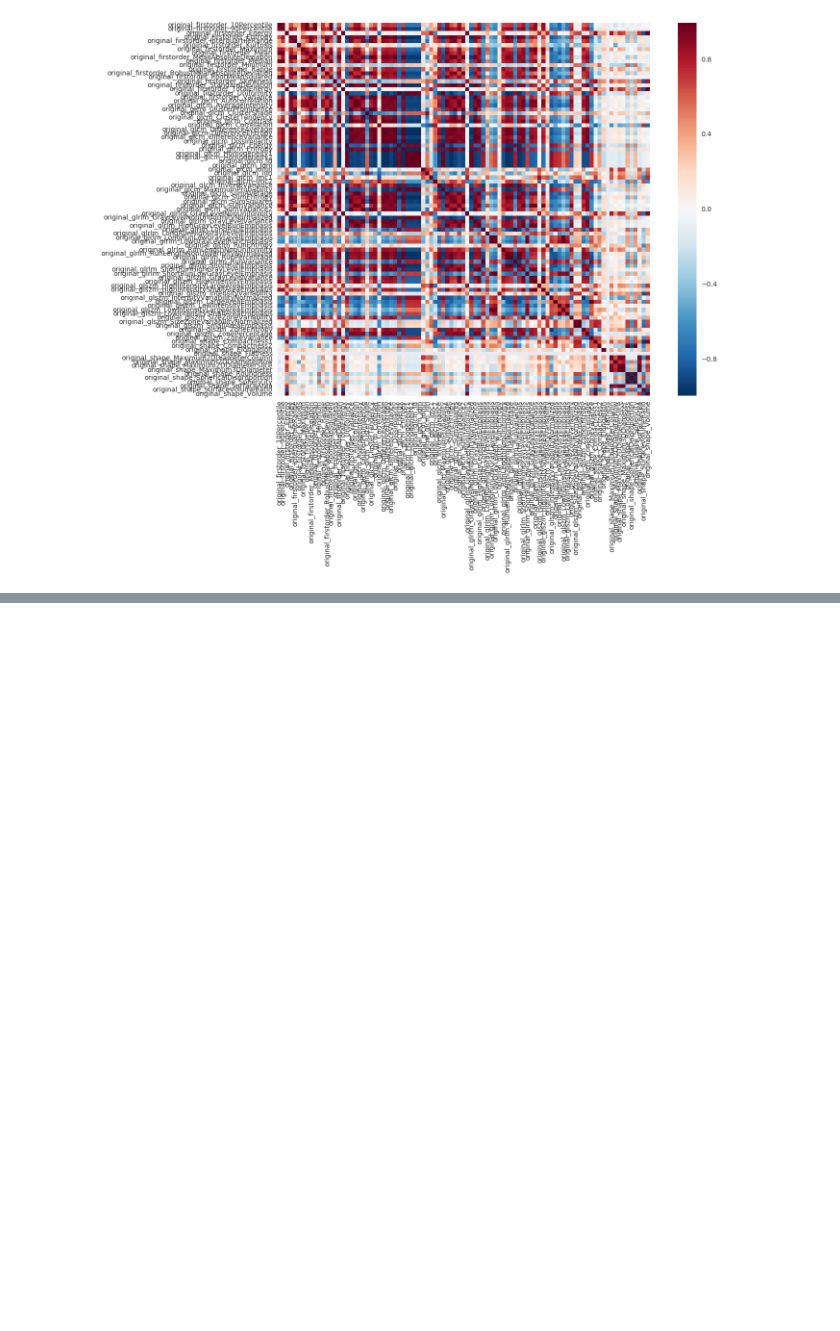
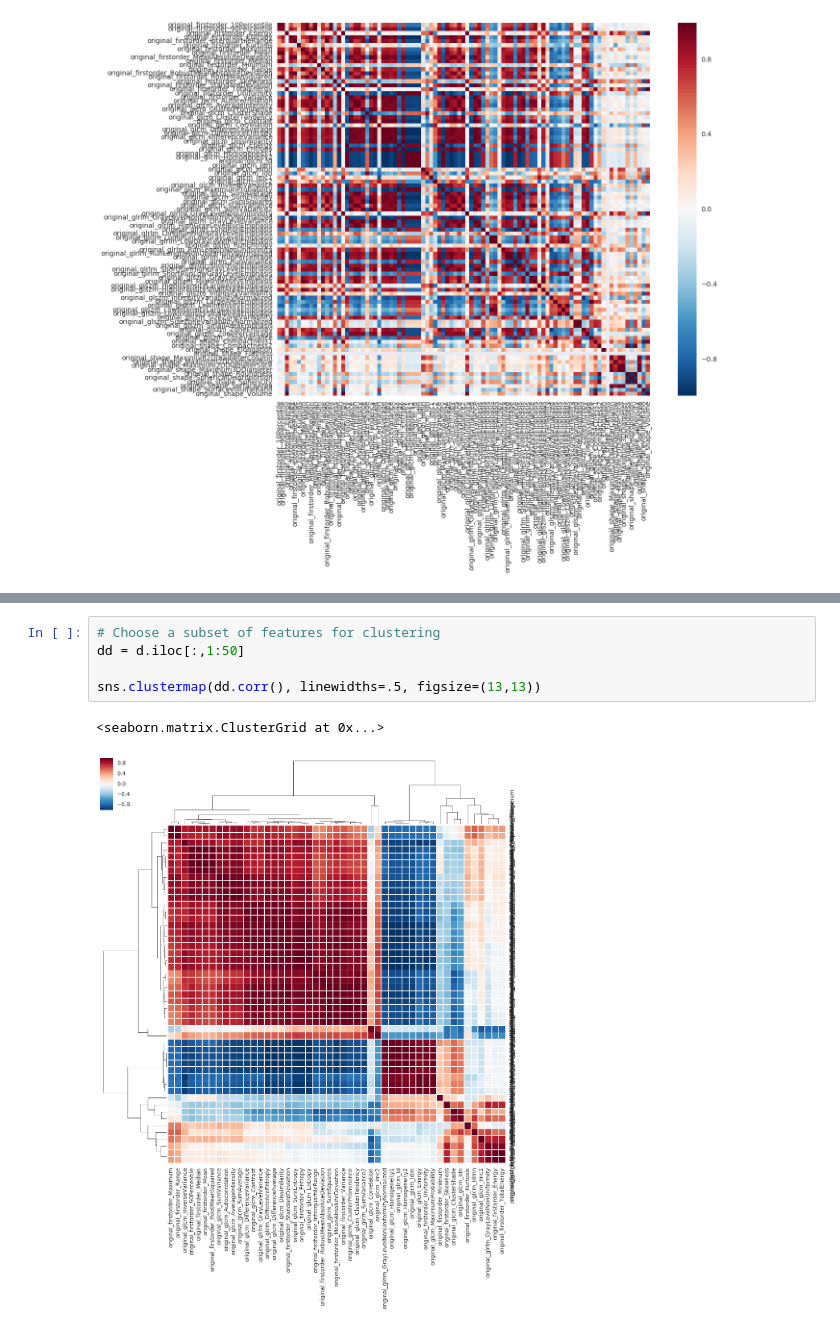
Before and after one commit to AIM-Harvard/pyradiomics, a Jupyter notebook: bin/Notebooks/FeatureVisualization.ipynb, the cells around one changed output, grey strips where cells are left out. Cells and saved outputs as stored; diff of their text form; blank space fills up the shorter version.

```diff
--- a/bin/Notebooks/FeatureVisualization.ipynb
+++ b/bin/Notebooks/FeatureVisualization.ipynb
@@ -146,0 +157,8 @@ sns.heatmap(corr, vmax=.8, square=True)
+# %%
+# Choose a subset of features for clustering
+dd = d.iloc[:,1:50]
+
+sns.clustermap(dd.corr(), linewidths=.5, figsize=(13,13))
+# %% [output]
+<seaborn.matrix.ClusterGrid at 0x...>
+[figure, added]
```
Also changed, not shown: parts of 4 cells of this notebook.
